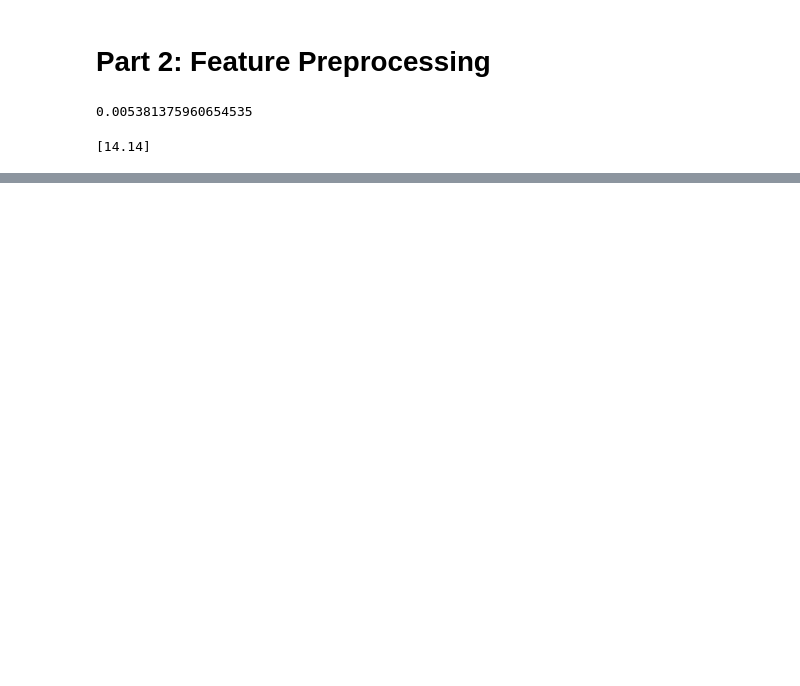
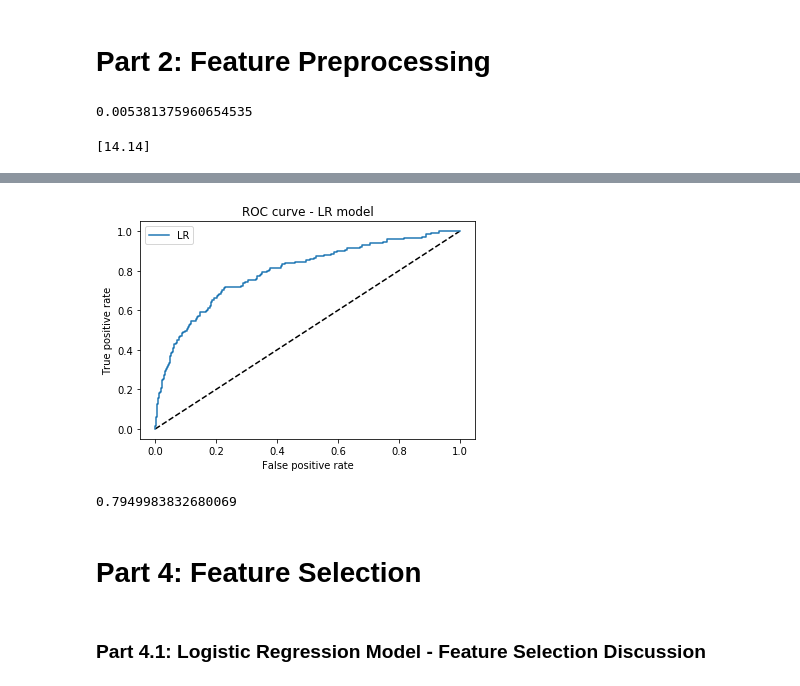
Before and after one commit to vivienfay/Customer-Churn-Rate-Prediction, a Jupyter notebook: User Churn Prediction in Telecommunicatoin.ipynb, the cells around one changed output, grey strips where cells are left out. Saved outputs shown, nothing was run; the diff lists cells and outputs as text; code cells hidden in the pictures; blank space fills up the shorter version.

```diff
--- a/User Churn Prediction in Telecommunicatoin.ipynb
+++ b/User Churn Prediction in Telecommunicatoin.ipynb
@@ -219,0 +270,6 @@ print(y.sum() / y.shape * 100)
+# %%
+# Train the model
+classifier_logistic.fit(X_train, y_train)
+classifier_KNN.fit(X_train, y_train)
+classifier_RF.fit(X_train, y_train)
+classifier_SVC.fit(X_train,y_train)
@@ -219,0 +349,15 @@ print(y.sum() / y.shape * 100)
+# %%
+# Possible hyperparmater options for Logistic Regression Regularization
+# Penalty is choosed form L1 or L2
+# C is the lambda value(weight) for L1 and L2
+
+# ('11',1) ('11',5),('11',10)('12',1)('12',5),('12',10)
+parameters = {
+    'penalty':('l1', 'l2'),
+    'C':(1, 5, 10)
+}
+
+Grid_LR = GridSearchCV(LogisticRegression(),parameters,cv=5)
+Grid_LR.fit(X_train,y_train)
+# the best hyperparameter combination
+print_grid_search_metrics(Grid_LR)
@@ -219,0 +369,3 @@ print(y.sum() / y.shape * 100)
+# %%
+# best model
+best_LR_model = Grid_LR.best_estimator_
@@ -219,0 +502,25 @@ print(y.sum() / y.shape * 100)
+# %%
+# Use predict_proba to get the probability results of logistic Regression
+y_pred_lr = best_LR_model.predict_proba(X_test)[:,1]
+fpr_lr, tpr_lr, _ = roc_curve(y_test , y_pred_lr)
+# %%
+# ROC curve of Random Forest result
+plt.figure(1)
+plt.plot([0, 1], [0, 1], 'k--')
+plt.plot(fpr_lr, tpr_lr, label='LR')
+plt.xlabel('False positive rate')
+plt.ylabel('True positive rate')
+plt.title('ROC curve - LR model')
+plt.legend(loc='best')
+plt.show()
+# %% [output]
+[figure, added]
+# %%
+# AUC score
+metrics.auc(fpr_lr,tpr_lr)
+# %% [output]
+0.7949983832680069
+# %% [markdown]
+# Part 4: Feature Selection
+# %% [markdown]
+### Part 4.1:  Logistic Regression Model - Feature Selection Discussion
```
Also changed, not shown: parts of 43 cells of this notebook.
